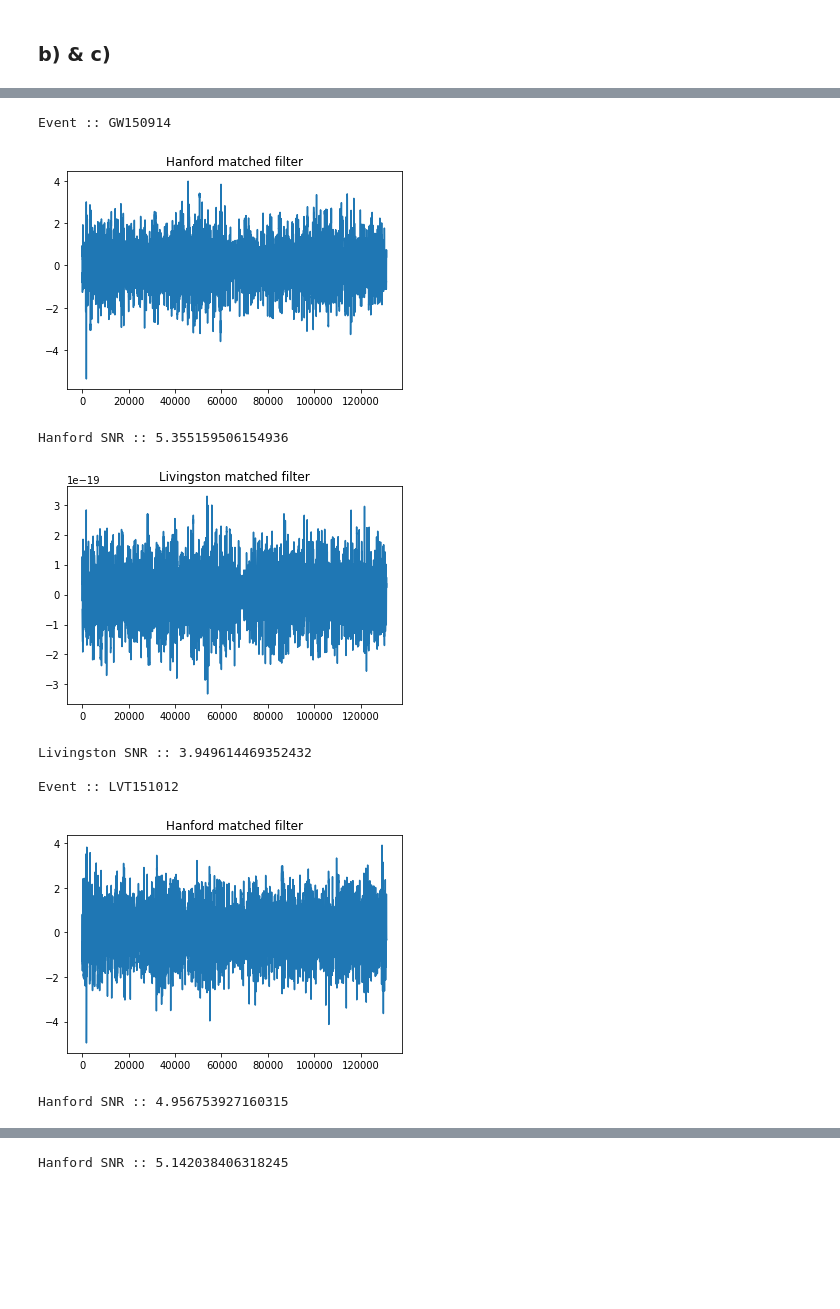
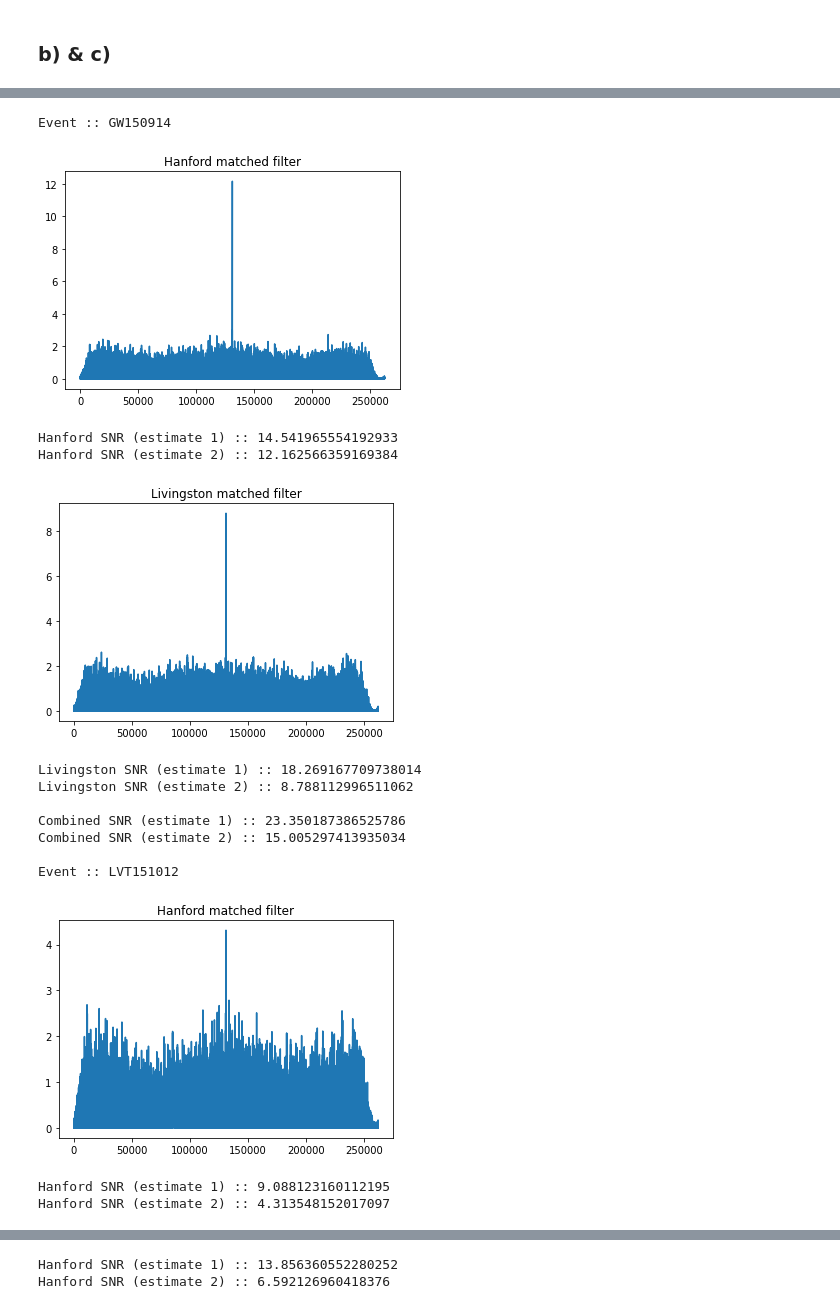
Before and after one commit to pwndr3/PHYS512, a Jupyter notebook: assignments/hw5/PHYS512_HW5.ipynb, the cells around one changed output, grey strips where cells are left out. Cells and saved outputs as stored; diff of their text form; code cells hidden in the pictures; blank space fills up the shorter version.

```diff
--- a/assignments/hw5/PHYS512_HW5.ipynb
+++ b/assignments/hw5/PHYS512_HW5.ipynb
@@ -235,3 +173,3 @@ def get_noise_models(smoothing_std=5, alpha=0.125, plot=True):
 # %%
-noise_models = get_noise_models(smoothing_std=2, alpha=0.125);
+noise_models = get_noise_models(std=0.5, alpha=0.125);
 # %% [output]
@@ -302,34 +288,28 @@ def compute_SNR(event, plot=False):
 # %%
 # Grid search
-std_range = np.linspace(0.5, 1000, 51) # Reasonable since length ~ 60k samples
-alpha_range = np.linspace(0, 1, 9)
+std_range = np.linspace(0.05, 5.0, 21)
 
 opt_SNR = 0
 opt_std = 0
-opt_alpha = 0
 
 for std in std_range:
-    for alpha in alpha_range:
-        # Get noise models
-        noise_models = get_noise_models(std, alpha, plot=False)
+    # Get noise models
+    noise_models = get_noise_models(std, plot=False)
 
-        # Compute average SNR
-        SNR = np.average([compute_SNR(event) for event in noise_models])
+    # Compute average SNR (using only second estimate)
+    SNR = np.average([x[1] for x in [get_SNR(event, plot=False) for event in noise_models]])
 
-        # Save new parameters if better SNR
-        if SNR > opt_SNR:
-            opt_SNR = SNR
-            opt_std = std
-            opt_alpha = alpha
+    # Save new parameters if better SNR
+    if SNR > opt_SNR:
+        opt_SNR = SNR
+        opt_std = std
 
-            print("New optimal parameters found:")
-            print("\tOptimal std ::", opt_std)
-            print("\tOptimal alpha ::", opt_alpha)
-            print("\tSNR ::", opt_SNR)
-            print("")
+        print("New optimal parameters found:")
+        print("\tOptimal std ::", opt_std)
+        print("\tSNR ::", opt_SNR)
+        print("")
 
 print("Optimal std ::", opt_std)
-print("Optimal alpha ::", opt_alpha)
 print("SNR ::", opt_SNR)
 # %% [output]
 New optimal parameters found:
@@ -354,19 +331,25 @@ SNR :: 16.50309568031212
 # %%
 # Noise models
-#noise_models = get_noise_models(opt_std, opt_alpha, plot = False)
+noise_models = get_noise_models(opt_std, plot = False)
 
 # Matched filter
 for event in noise_models:
     print("\nEvent ::", event["name"])
 
-    compute_SNR(event, plot=True)
+    get_SNR(event, plot=True)
 # %% [output]
 Event :: GW150914
-[figure, old version]
+[figure, new version]
-Hanford SNR :: 5.355159506154936
+Hanford SNR (estimate 1) :: 14.541965554192933
+Hanford SNR (estimate 2) :: 12.162566359169384
-[figure, old version]
+[figure, new version]
-Livingston SNR :: 3.949614469352432
+Livingston SNR (estimate 1) :: 18.269167709738014
+Livingston SNR (estimate 2) :: 8.788112996511062
+
+Combined SNR (estimate 1) :: 23.350187386525786
+Combined SNR (estimate 2) :: 15.005297413935034
 
 Event :: LVT151012
-[figure, old version]
+[figure, new version]
-Hanford SNR :: 4.956753927160315
+Hanford SNR (estimate 1) :: 9.088123160112195
+Hanford SNR (estimate 2) :: 4.313548152017097
@@ -378 +365,2 @@ Event :: GW151226
-Hanford SNR :: 5.142038406318245
+Hanford SNR (estimate 1) :: 13.856360552280252
+Hanford SNR (estimate 2) :: 6.592126960418376
```
Also changed, not shown: parts of 31 cells of this notebook.
